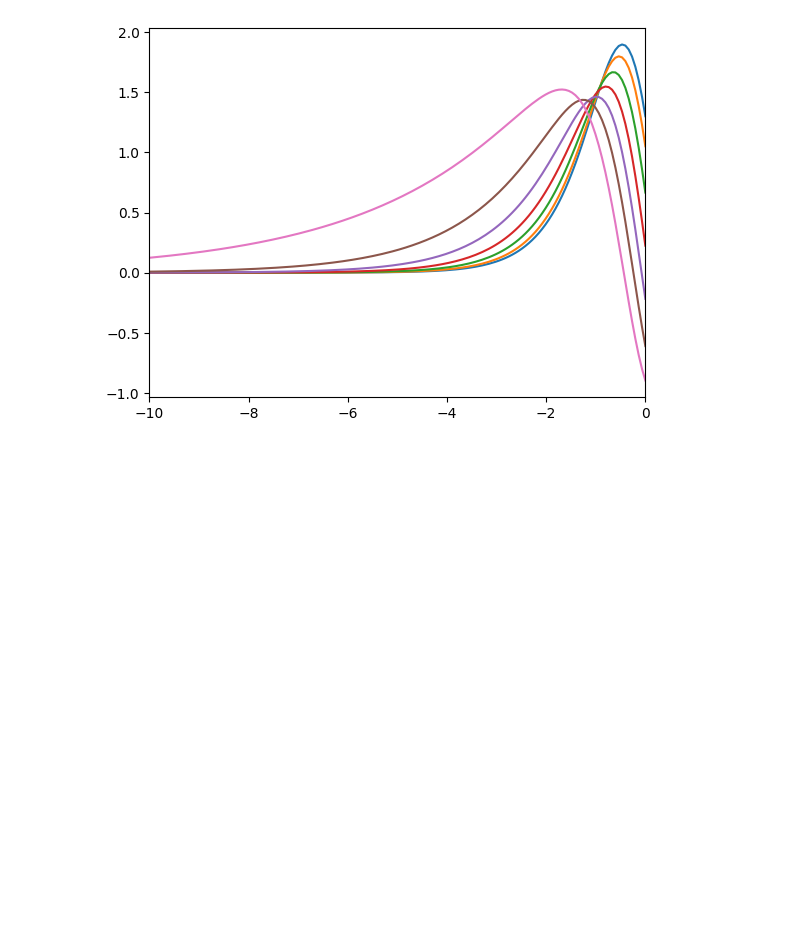
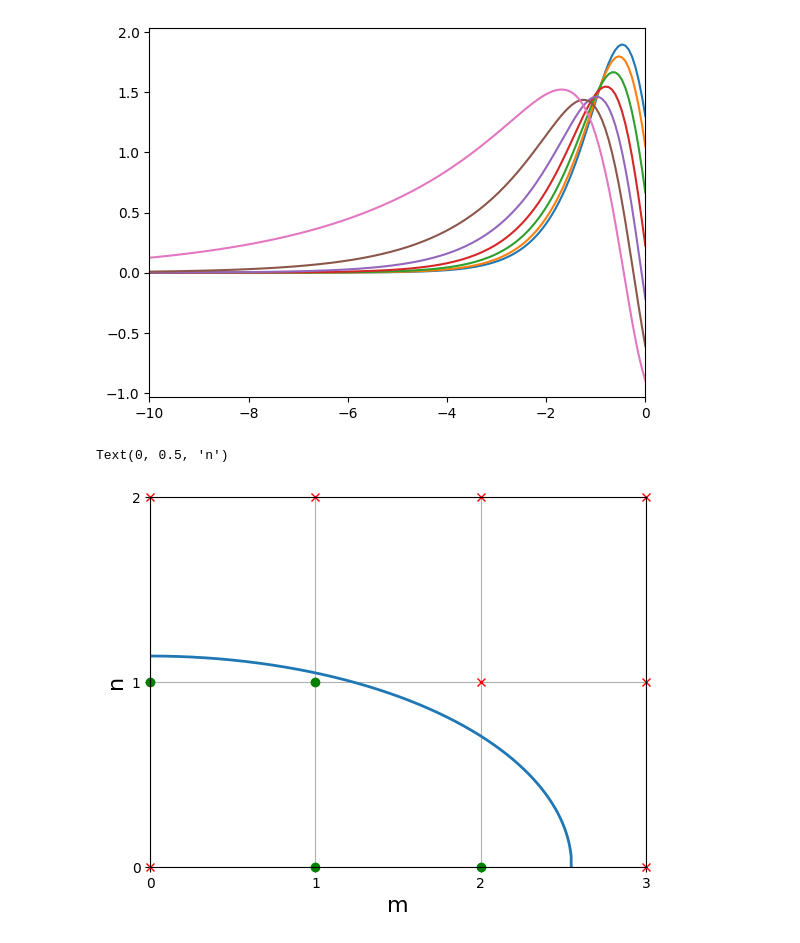
Before and after one commit to JairoSSantos/parallel-kink-scattering, a Jupyter notebook: notebooks/dirichlet-sym.ipynb, the cells around one changed output. Drawn from its saved outputs; the diff is of its cells as text; code cells hidden in the pictures; blank space fills up the shorter version.

```diff
--- a/notebooks/dirichlet-sym.ipynb
+++ b/notebooks/dirichlet-sym.ipynb
@@ -145,0 +149,17 @@ plt.xlim(-10, 0)
+# %%
+m, n = [np.linspace(0, 3, 1000)]*2
+N = np.sqrt(1.3 - 0.2*m**2)
+plt.plot(m, np.nan_to_num(N, nan=-1), lw=2)
+plt.xlim(0, 3)
+for m in (0, 1, 2, 3):
+    for n in (0, 1, 2):
+        plt.plot([m], [n], ('rx' if (m == n == 0) or (0.2*m**2 + n**2 >= 1.3) else 'go'), clip_on=False)
+plt.xticks((0, 1, 2, 3))
+plt.yticks((0, 1, 2, 3))
+plt.ylim(0, 2)
+plt.grid()
+plt.xlabel('m', fontsize=16)
+plt.ylabel('n', fontsize=16)
+# %% [output]
+Text(0, 0.5, 'n')
+[figure, added]
```
Also changed, not shown: parts of 1 cell of this notebook, 5 other files.
